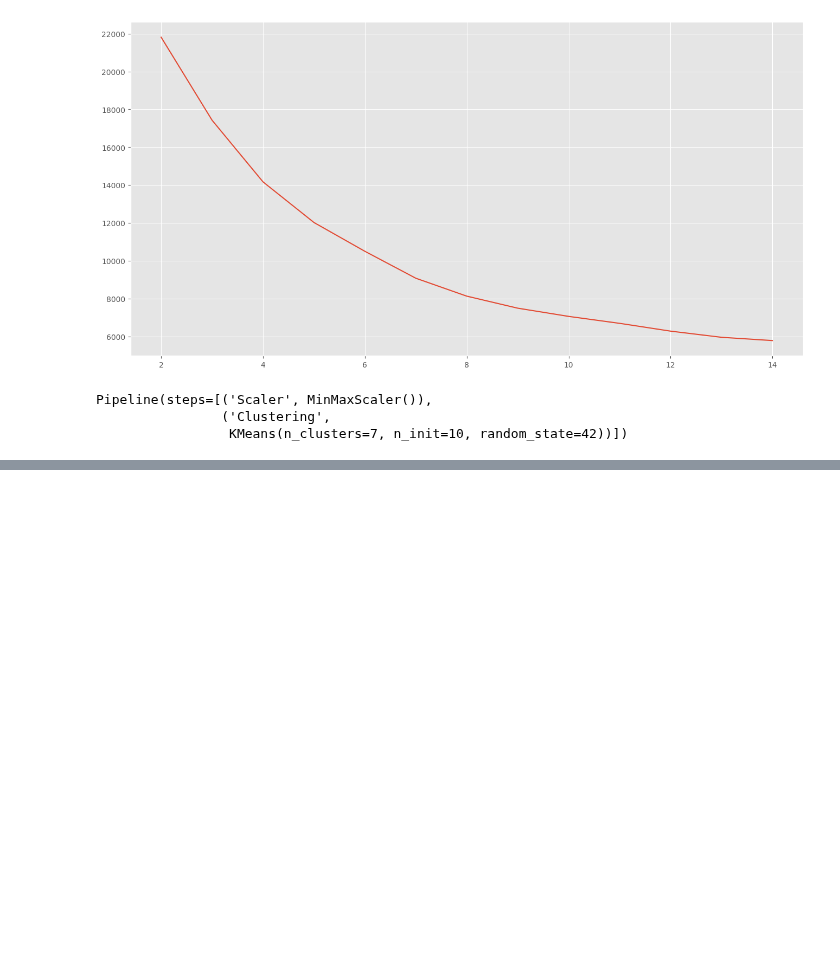
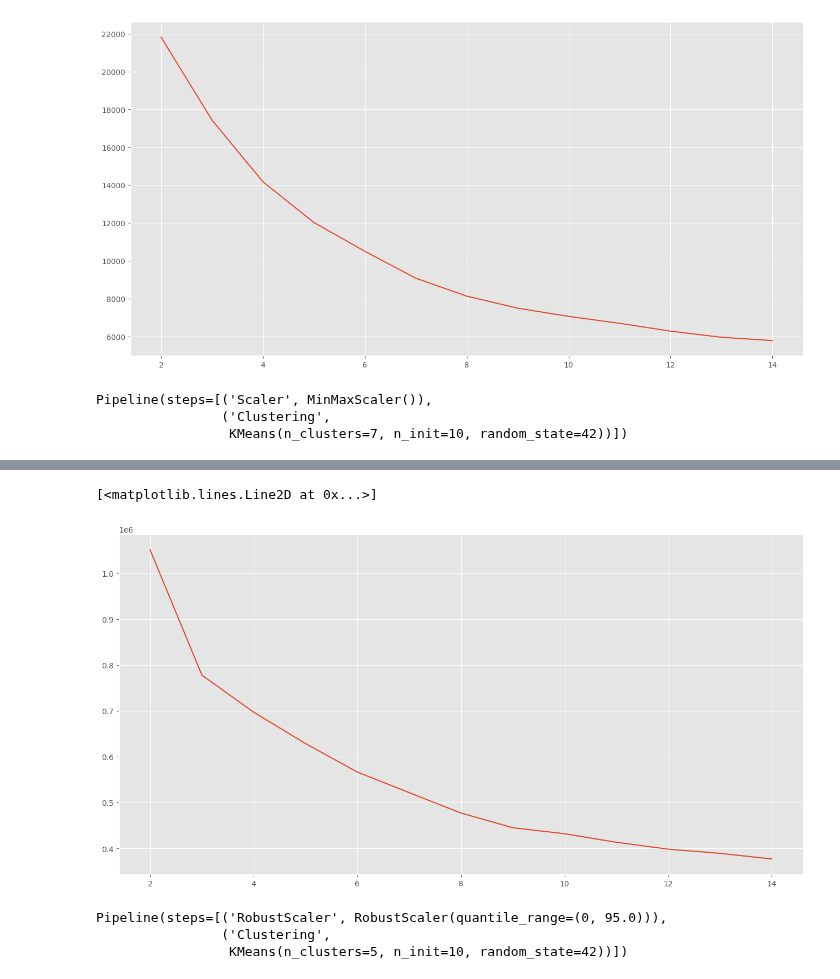
Before and after one commit to RicardColomOrero/easymoney, a Jupyter notebook: Easymoney_grupo5_2306_clustering.ipynb, the cells around one changed output, grey strips where cells are left out. Saved outputs shown, nothing was run; the diff lists cells and outputs as text; code cells hidden in the pictures; blank space fills up the shorter version.

```diff
--- a/Easymoney_grupo5_2306_clustering.ipynb
+++ b/Easymoney_grupo5_2306_clustering.ipynb
@@ -1010,0 +1080,29 @@ ficha_df.style.background_gradient(cmap = 'Blues', axis = 1)
+# %%
+from sklearn.pipeline import Pipeline
+from sklearn.preprocessing import MinMaxScaler
+from sklearn.preprocessing import RobustScaler
+from sklearn.cluster import KMeans
+
+
+# Escalar/Normalizar dataset
+pipe = Pipeline(
+    steps = [
+        ("RobustScaler", RobustScaler(quantile_range =(0,95.0))),
+    ]
+)
+
+# Probar con >>  ("RobustScaler", RobustScaler(quantile_range =(0,95.0)))
+# %%
+df_cluster_3 = df_cluster3.reset_index()
+# %%
+df_scaled_transformed = pipe.fit_transform(df_cluster_3)
+# %%
+ sse = {}
+
+ for k in range(2,15):
+  print(f"Fitting pipe with {k} clusters")
+
+  clustering_model = KMeans(n_clusters = k, n_init=10)
+  clustering_model.fit(df_scaled_transformed)
+
+  sse[k] = clustering_model.inertia_
@@ -1010,0 +1123,13 @@ ficha_df.style.background_gradient(cmap = 'Blues', axis = 1)
+# %%
+fig = plt.figure(figsize = (16,8))
+ax = fig.add_subplot()
+
+x_values = list(sse.keys())
+y_values = list(sse.values())
+
+ax.plot(x_values, y_values, label = "Inertia/dispersión de los clústers")
+
+# Buscamos en número de clusters donde se produce el mayor cambio de pendiente "elbow curve" = 4 o 5
+# %% [output]
+[<matplotlib.lines.Line2D at 0x...>]
+[figure, added]
@@ -1010,0 +1143,6 @@ ficha_df.style.background_gradient(cmap = 'Blues', axis = 1)
+# %%
+pipe.fit(df_cluster2)
+# %% [output]
+Pipeline(steps=[('RobustScaler', RobustScaler(quantile_range=(0, 95.0))),
+                ('Clustering',
+                 KMeans(n_clusters=5, n_init=10, random_state=42))])
```
Also changed, not shown: parts of 42 cells of this notebook.
